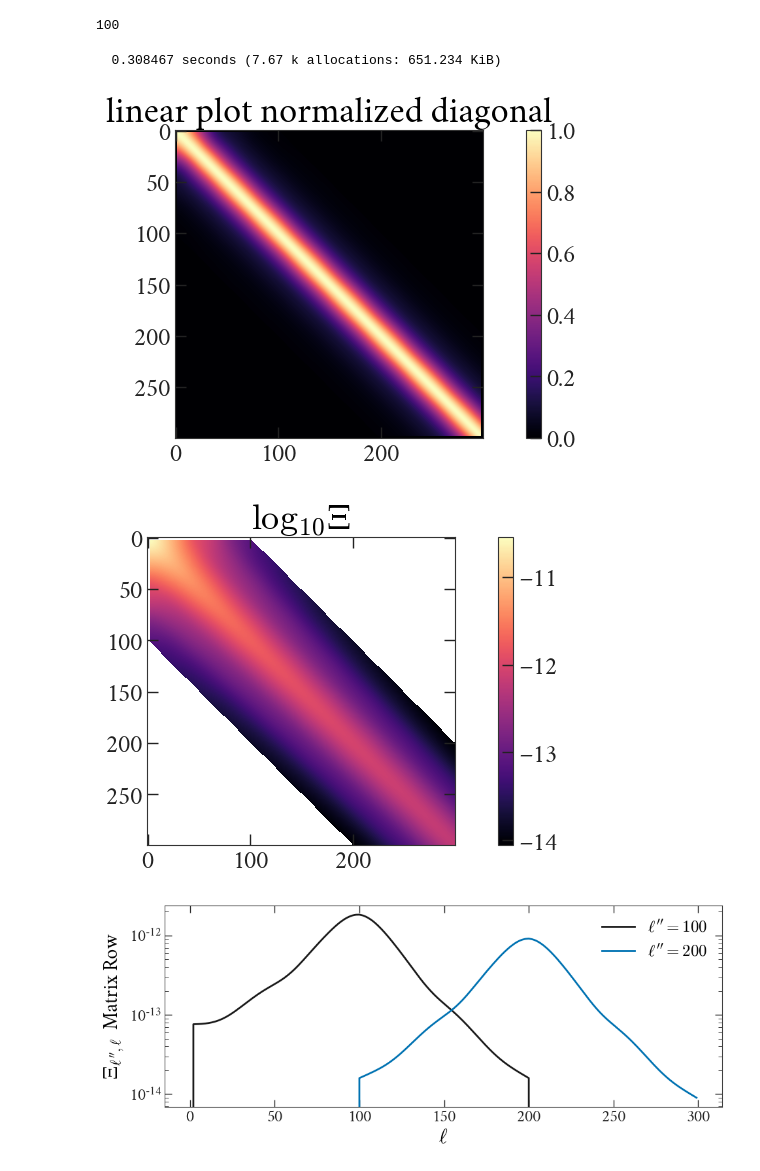
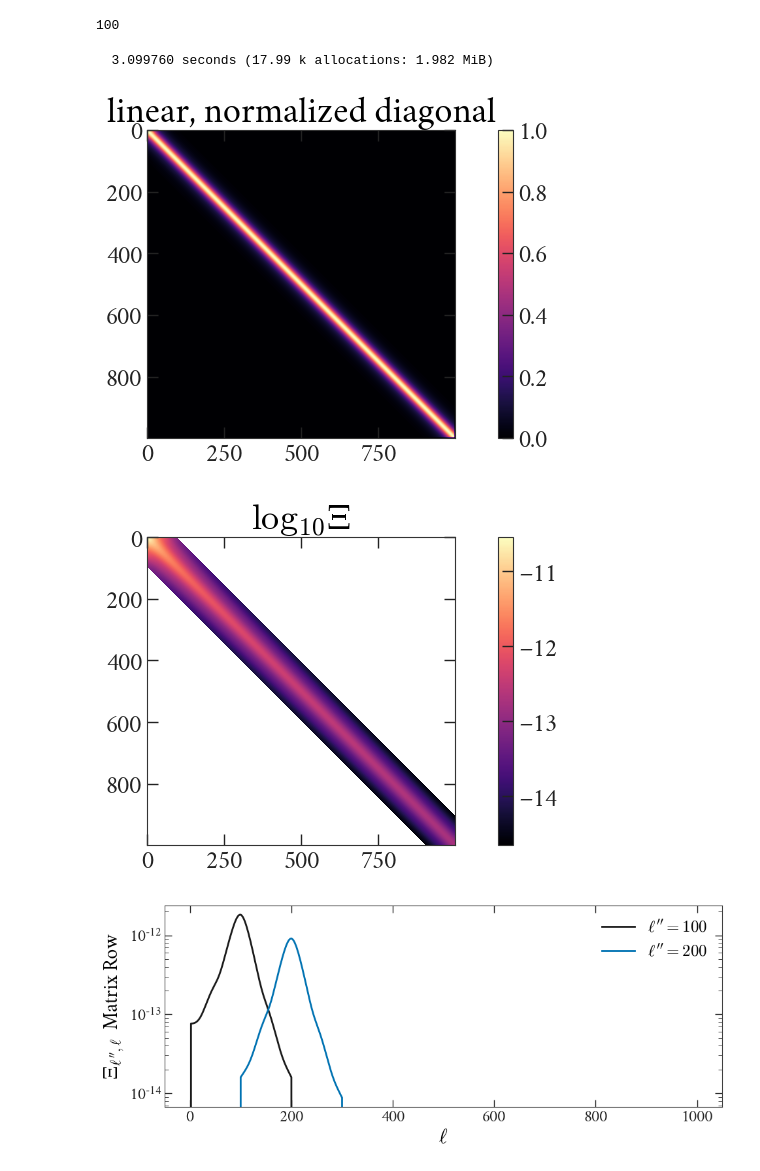
Before and after one commit to xzackli/PowerSpectra.jl, a Jupyter notebook: notebooks/QuickPol.ipynb, the cells around one changed output. Drawn from its saved outputs; the diff is of its cells as text; code cells hidden in the pictures.

```diff
--- a/notebooks/QuickPol.ipynb
+++ b/notebooks/QuickPol.ipynb
@@ -102,9 +96,9 @@ band = 100
 using AngularPowerSpectra
 using LinearAlgebra
 # %%
-𝚵 = SpectralArray(BandedMatrix(Zeros(300,300), (band,band)))
+𝚵 = SpectralArray(BandedMatrix(Zeros(1000,1000), (band,band)))
 # 𝚵 = SpectralArray(zeros(100,100))
 #                                      ν₁,ν₂,s₁,s₂,  ω₁,   ω₂
 @time AngularPowerSpectra.quickpolΞ!(𝚵, 0, 0, 2, 2, ω̃[2], ω̃[2]);
 # %% [output]
-  0.308467 seconds (7.67 k allocations: 651.234 KiB)
+  3.099760 seconds (17.99 k allocations: 1.982 MiB)
@@ -115,19 +105,19 @@ using LinearAlgebra
 # %%
 clf()
-title("linear plot normalized diagonal")
+title("linear, normalized diagonal")
 xicopy = deepcopy(𝚵.parent)
 
 for ℓ = 3:(size(𝚵,1)-2)
     xid = xicopy[ℓ, ℓ]
-    xicopy[ℓ,:] ./= √xid
-    xicopy[:,ℓ] ./= √xid
+    xicopy[ℓ,:] ./= √xid  # scale columns by √diag
+    xicopy[:,ℓ] ./= √xid  # scale rows    by √diag
 end
 
 imshow( xicopy )
 colorbar()
 gcf()
 # %% [output]
-[figure, old version]
+[figure, new version]
 # %%
 clf()
 title(raw"$\log_{10}\Xi$")
@@ -135,7 +125,7 @@ imshow( log10.(𝚵) )
 colorbar()
 gcf()
 # %% [output]
-[figure, old version]
+[figure, new version]
 # %%
 clf()
 plot(𝚵[100,:], "-", label=raw"$\ell^{\prime\prime} = 100$")
@@ -147,4 +137,4 @@ yscale("log")
 legend()
 gcf()
 # %% [output]
-[figure, old version]
+[figure, new version]
```
Also changed, not shown: parts of 6 cells of this notebook, 3 other files.
